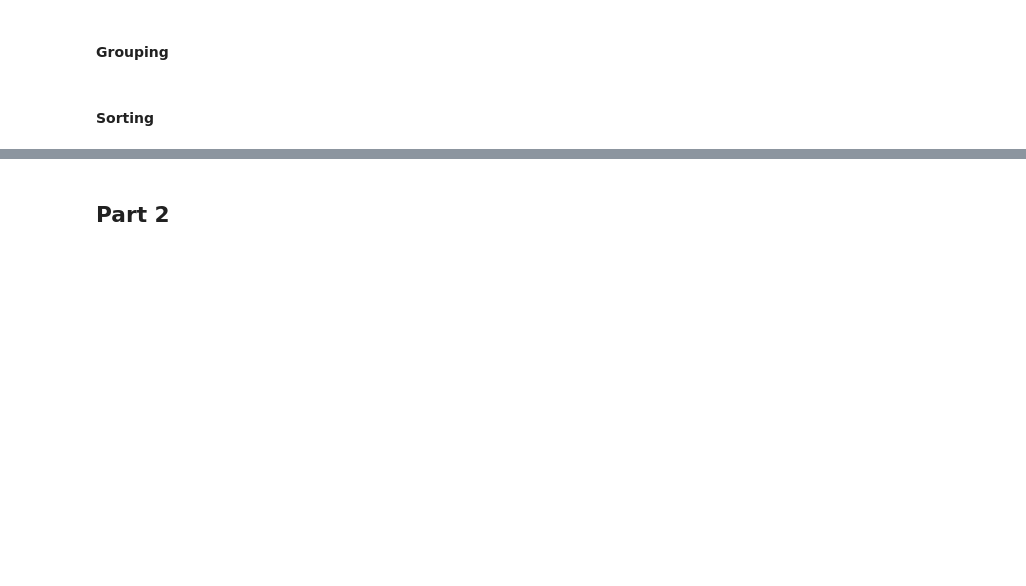
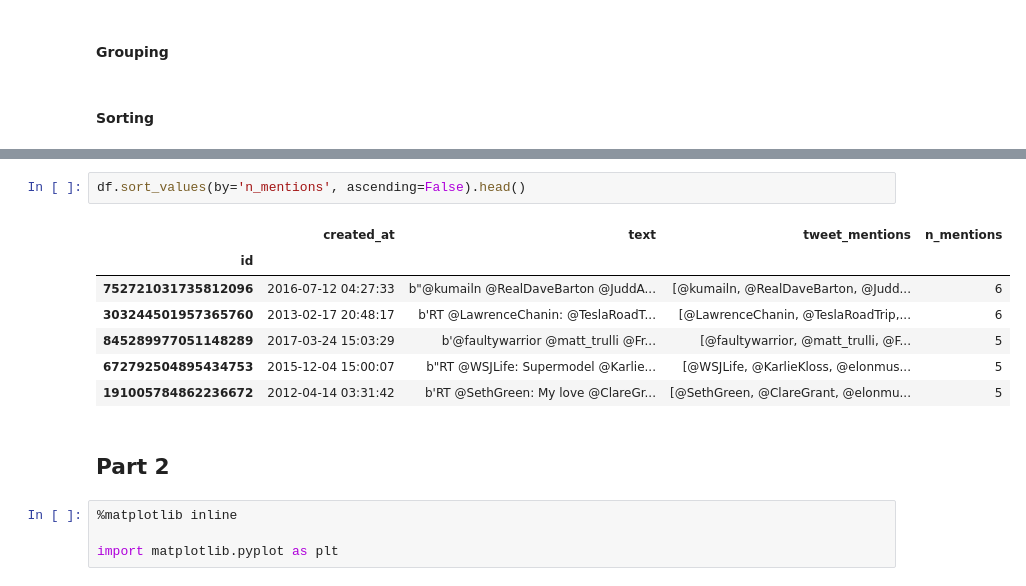
Before and after one commit to mromanello/ADA-DHOxSS, a Jupyter notebook: notebooks/3.2 Skills, Wrangling.ipynb, the cells around one changed output, grey strips where cells are left out. Saved outputs shown, nothing was run; the diff lists cells and outputs as text; blank space fills up the shorter version.

```diff
--- a/notebooks/3.2 Skills, Wrangling.ipynb
+++ b/notebooks/3.2 Skills, Wrangling.ipynb
@@ -147,2 +211,16 @@ df.sort_values(by='created_at', ascending=True)
+# %%
+df.sort_values(by='n_mentions', ascending=False).head()
+# %% [output]
+|  | created_at | text | tweet_mentions | n_mentions |
+| id |  |  |  |  |
+| 752721031735812096 | 2016-07-12 04:27:33 | b"@kumailn @RealDaveBarton @JuddA... | [@kumailn, @RealDaveBarton, @Judd... | 6 |
+| 303244501957365760 | 2013-02-17 20:48:17 | b'RT @LawrenceChanin: @TeslaRoadT... | [@LawrenceChanin, @TeslaRoadTrip,... | 6 |
+| 845289977051148289 | 2017-03-24 15:03:29 | b'@faultywarrior @matt_trulli @Fr... | [@faultywarrior, @matt_trulli, @F... | 5 |
+| 672792504895434753 | 2015-12-04 15:00:07 | b"RT @WSJLife: Supermodel @Karlie... | [@WSJLife, @KarlieKloss, @elonmus... | 5 |
+| 191005784862236672 | 2012-04-14 03:31:42 | b'RT @SethGreen: My love @ClareGr... | [@SethGreen, @ClareGrant, @elonmu... | 5 |
 # %% [markdown]
 ## Part 2
+# %%
+%matplotlib inline
+
+import matplotlib.pyplot as plt
```
Also changed, not shown: parts of 32 cells of this notebook.
